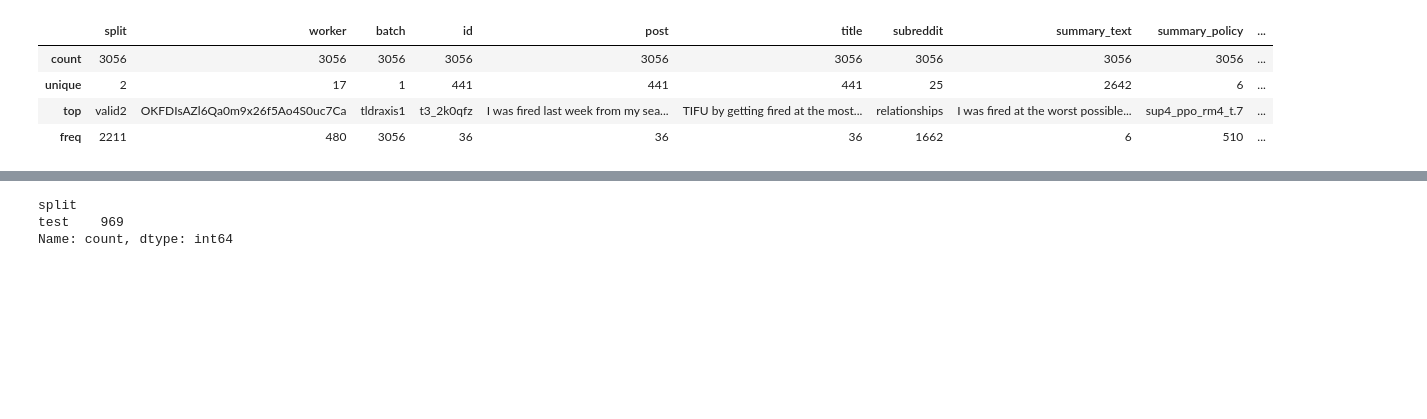
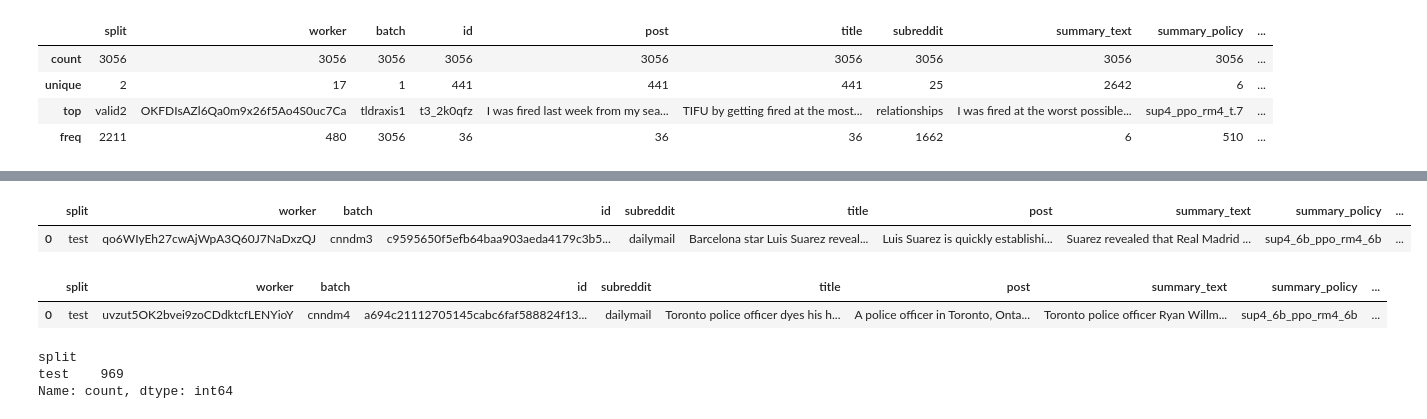
Before and after one commit to zdbrown13/w266_Final_Project_Zane-Victor, a Jupyter notebook: Copy_of_summarization_project.ipynb, the cells around one changed output, grey strips where cells are left out. Drawn from its saved outputs; the diff is of its cells as text; code cells hidden in the pictures; blank space fills up the shorter version.

```diff
--- a/Copy_of_summarization_project.ipynb
+++ b/Copy_of_summarization_project.ipynb
@@ -167,6 +156,16 @@ cnndm1.head(1)
 # %% [output]
 |  | split | worker | batch | id | subreddit | title | post | summary_text | summary_policy | ... |
 | 0 | test | qo6WIyEh27cwAjWpA3Q60J7NaDxzQJ | cnndm1 | 167f80cc6634b166a699d182e25c81a23... | dailymail | Newcastle United midfielder Mouss... | Newcastle stand-in skipper Moussa... | Moussa Sissoko was sent off again... | ref | ... |
+# %%
+cnndm3.head(1)
+# %% [output]
+|  | split | worker | batch | id | subreddit | title | post | summary_text | summary_policy | ... |
+| 0 | test | qo6WIyEh27cwAjWpA3Q60J7NaDxzQJ | cnndm3 | c9595650f5efb64baa903aeda4179c3b5... | dailymail | Barcelona star Luis Suarez reveal... | Luis Suarez is quickly establishi... | Suarez revealed that Real Madrid ... | sup4_6b_ppo_rm4_6b | ... |
+# %%
+cnndm4.head(1)
+# %% [output]
+|  | split | worker | batch | id | subreddit | title | post | summary_text | summary_policy | ... |
+| 0 | test | uvzut5OK2bvei9zoCDdktcfLENYioY | cnndm4 | a694c21112705145cabc6faf588824f13... | dailymail | Toronto police officer dyes his h... | A police officer in Toronto, Onta... | Toronto police officer Ryan Willm... | sup4_6b_ppo_rm4_6b | ... |
 # %%
 cnndm3['split'].value_counts()
 # %% [output]
```
Also changed, not shown: parts of 100 cells of this notebook.
